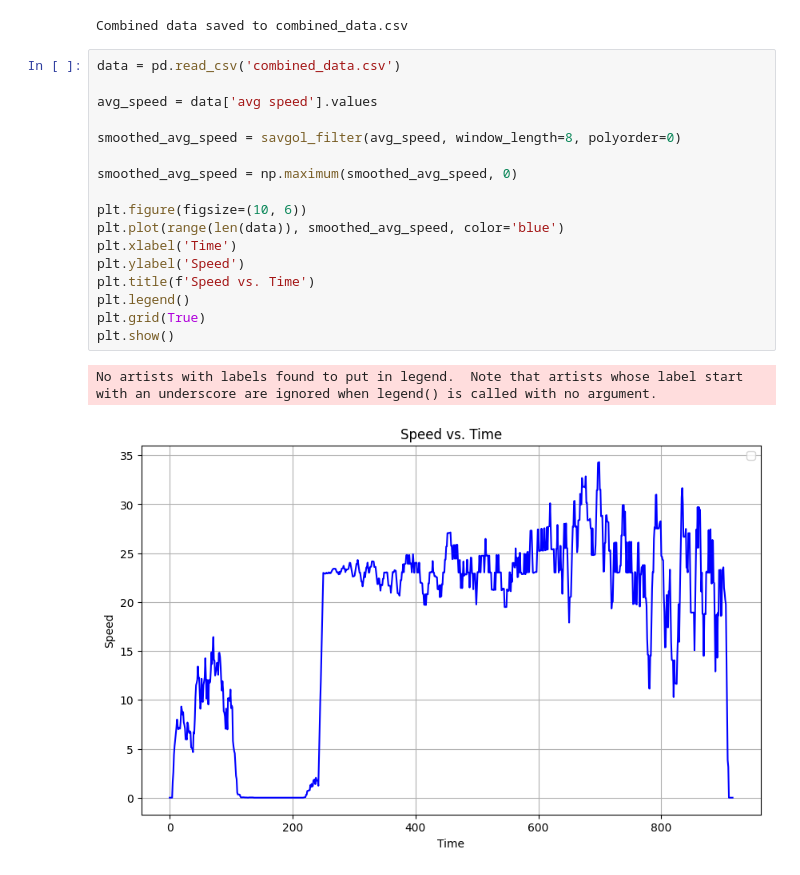
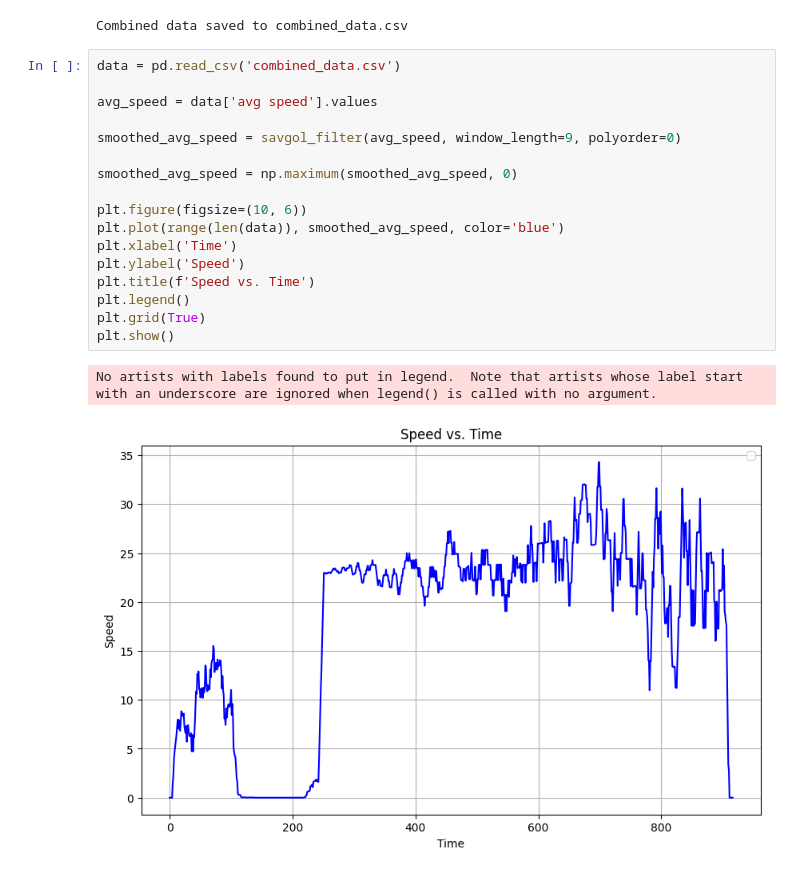
Before and after one commit to kirandeshmukh6421/driving-cycle, a Jupyter notebook: rep_driving_cycle.ipynb, the cells around one changed output. Drawn from its saved outputs; the diff is of its cells as text.

Commit message:
New window length

```diff
--- a/rep_driving_cycle.ipynb
+++ b/rep_driving_cycle.ipynb
@@ -73,20 +73,20 @@ Combined data saved to combined_data.csv
 # %%
 data = pd.read_csv('combined_data.csv')
 
 avg_speed = data['avg speed'].values
 
-smoothed_avg_speed = savgol_filter(avg_speed, window_length=8, polyorder=0)
+smoothed_avg_speed = savgol_filter(avg_speed, window_length=9, polyorder=0)
 
 smoothed_avg_speed = np.maximum(smoothed_avg_speed, 0)
 
 plt.figure(figsize=(10, 6))
 plt.plot(range(len(data)), smoothed_avg_speed, color='blue')
 plt.xlabel('Time')
 plt.ylabel('Speed')
 plt.title(f'Speed vs. Time')
 plt.legend()
 plt.grid(True)
 plt.show()
 # %% [output]
 No artists with labels found to put in legend.  Note that artists whose label start with an underscore are ignored when legend() is called with no argument.
-[figure, old version]
+[figure, new version]
```
